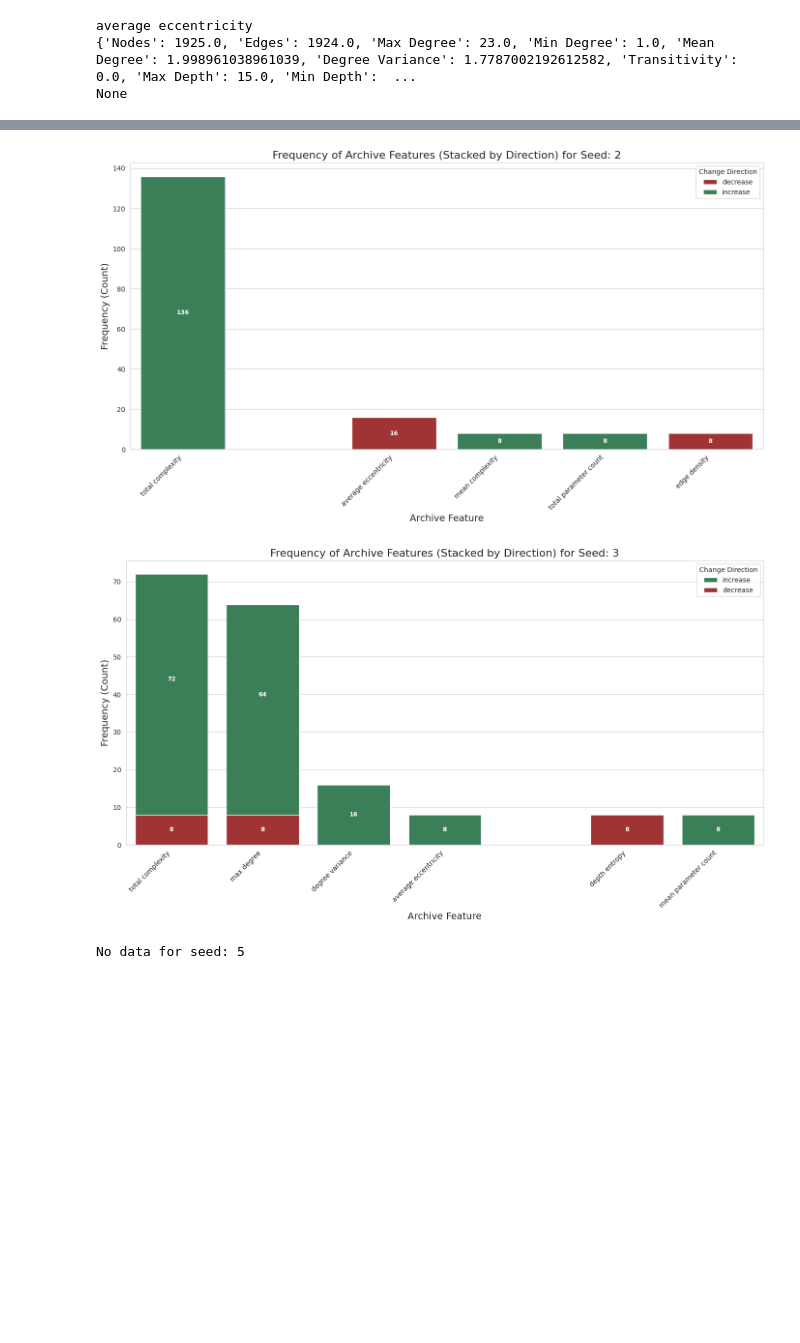
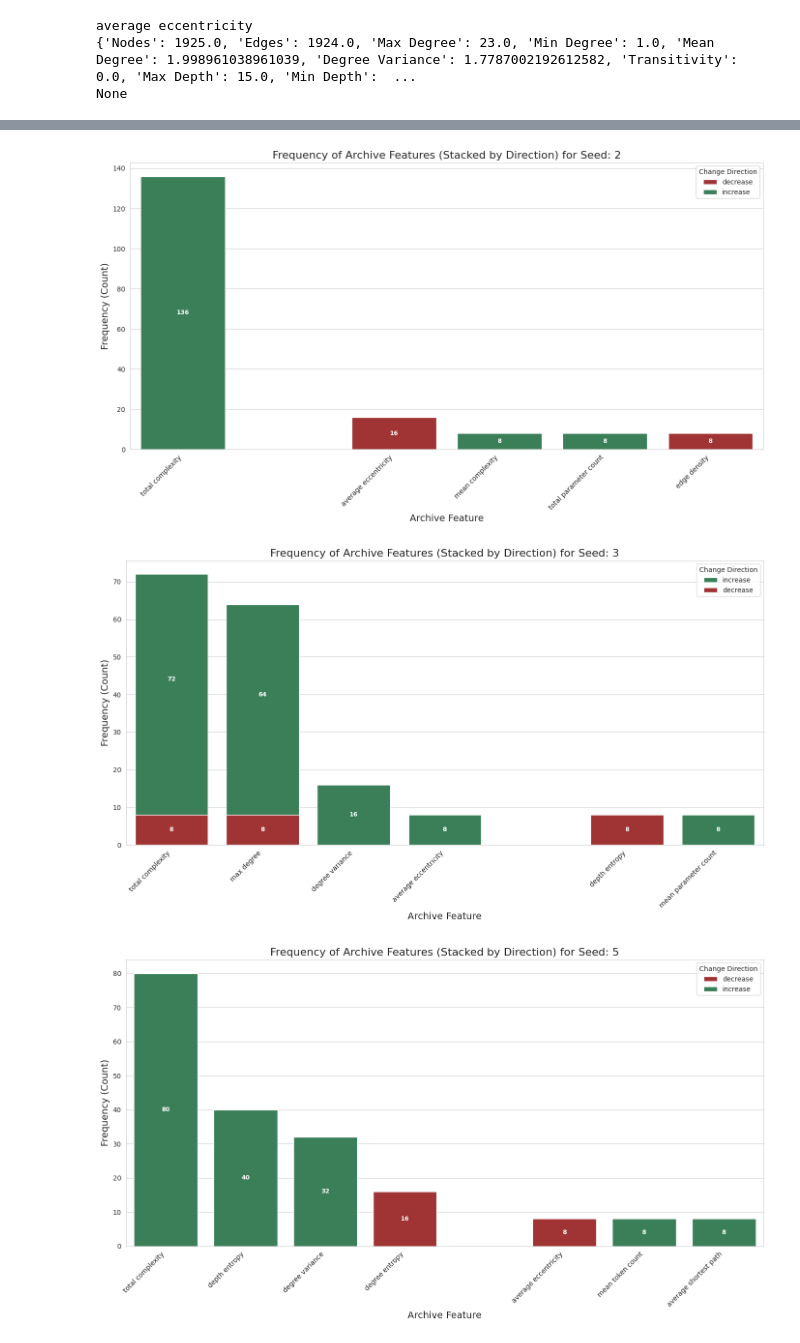
Before and after one commit to XAI-liacs/BLADE, a Jupyter notebook: examples/visualize_sbox_xai.ipynb, the cells around one changed output, grey strips where cells are left out. Saved outputs shown, nothing was run; the diff lists cells and outputs as text; code cells hidden in the pictures; blank space fills up the shorter version.

```diff
--- a/examples/visualize_sbox_xai.ipynb
+++ b/examples/visualize_sbox_xai.ipynb
@@ -198,35 +198,35 @@ def plot_archive_feature_stacked_histograms(df):
 
             # Calculate running height for annotation placement
             current_height = 0
 
             for _, row in feature_data.iterrows():
                 # Place the component count in the middle of its stack segment
                 annotation_y = current_height + (row['count'] / 2)
 
                 # Plot the count for the segment
                 plt.text(i, annotation_y, str(row['count']),
                          color='white', ha="center", va="center", fontweight='bold', fontsize=9)
 
                 # Update the height for the next segment
                 current_height += row['count']
 
         # Adjust layout to prevent labels from being cut off
         plt.tight_layout()
 
         # Save the figure
         file_name = f'archive_feature_stacked_histogram_seed_{seed}.png'
         plt.savefig(file_name)
         plt.show()
         plt.close() # Close the plot to free memory
 
         #print(f"Generated plot: {file_name}")
-plot_archive_feature_stacked_histograms(data)
+plot_archive_feature_stacked_histograms(data[data['method_name'] == "ES-guided"])
 # %% [output]
 [figure]
 [figure]
 [figure]
 [figure]
-No data for seed: 5
+[figure, added]
 # %%
 # The next thing is that I want to see how often the "archive_feature" given the "archive_direction" changed from parent to child solution.
 
```
Also changed, not shown: parts of 8 cells of this notebook, 5 other files.
